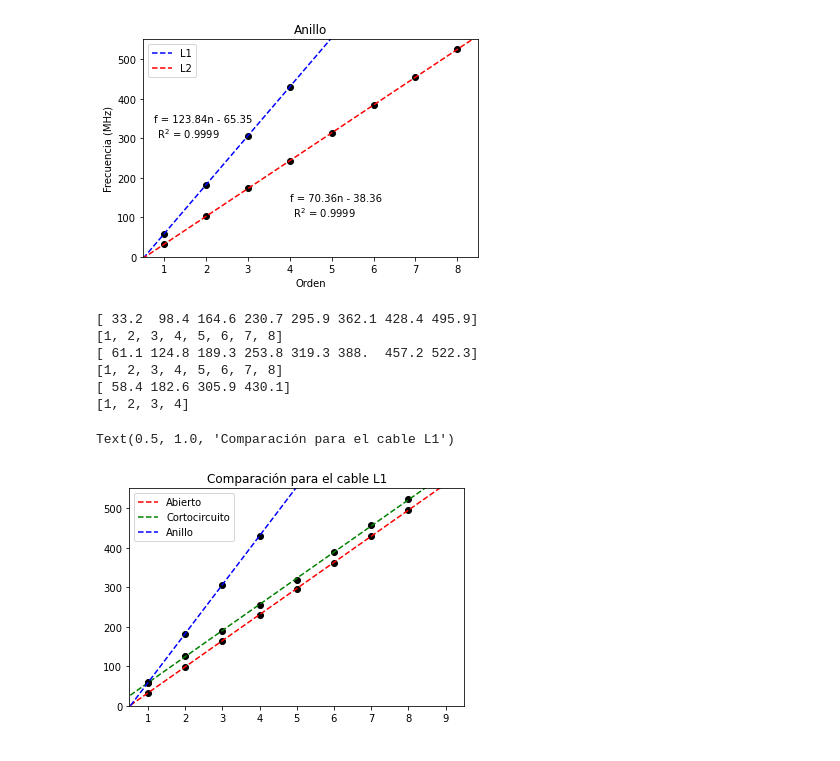
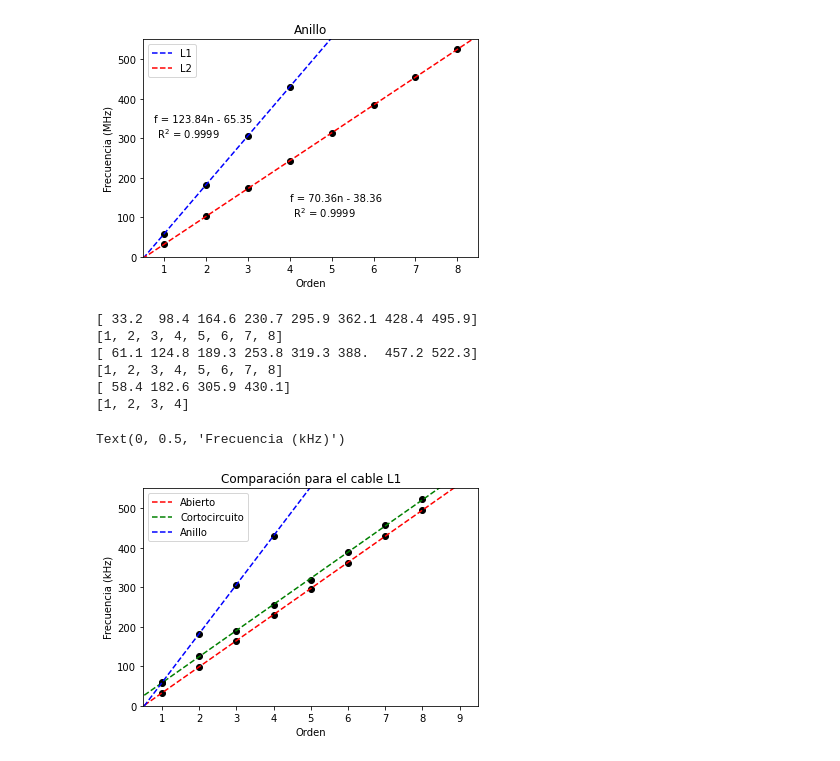
Before and after one commit to franceba3/PLIII, a Jupyter notebook: LEM12/ResonanciaOndasEM/plotcom.ipynb, the cells around one changed output. Drawn from its saved outputs; the diff is of its cells as text; code cells hidden in the pictures.

```diff
--- a/LEM12/ResonanciaOndasEM/plotcom.ipynb
+++ b/LEM12/ResonanciaOndasEM/plotcom.ipynb
@@ -65,26 +65,28 @@ for i in range(0, 6):
 # %%
 for i in range(0, 3):
     y = df[:,i][~np.isnan(df[:,i])]
     print(y)
     x = list(range(len(y) + 1))[1:]
     print(x)
     lab = ["Abierto", "Cortocircuito", "Anillo"]
     col = ["--r", "--g", "--b"]
     m, b = np.polyfit(x, y, 1)
     plt.plot(x, y, "ko")
     plt.plot(list(range(11)), m * np.asarray(list(range(11))) + b, col[i], label = lab[i])
 
 
 plt.ylim(0, 550)
 plt.xlim(0.5, 9.5)
 plt.legend()
 plt.title("Comparación para el cable L1")
+plt.xlabel("Orden")
+plt.ylabel("Frecuencia (kHz)")
 # %% [output]
 [ 33.2  98.4 164.6 230.7 295.9 362.1 428.4 495.9]
 [1, 2, 3, 4, 5, 6, 7, 8]
 [ 61.1 124.8 189.3 253.8 319.3 388.  457.2 522.3]
 [1, 2, 3, 4, 5, 6, 7, 8]
 [ 58.4 182.6 305.9 430.1]
 [1, 2, 3, 4]
-Text(0.5, 1.0, 'Comparación para el cable L1')
+Text(0, 0.5, 'Frecuencia (kHz)')
-[figure, old version]
+[figure, new version]
```
